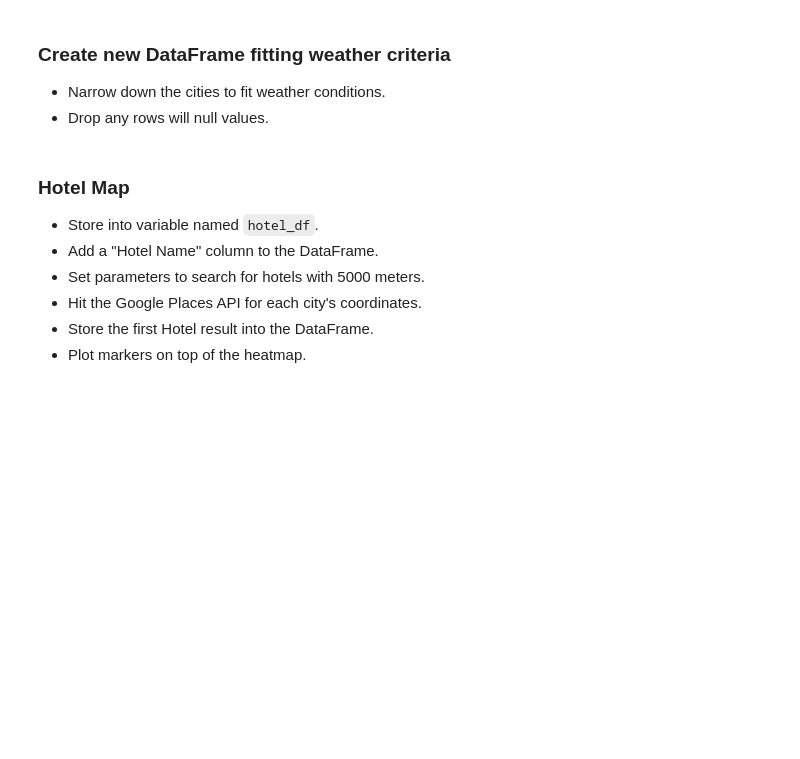
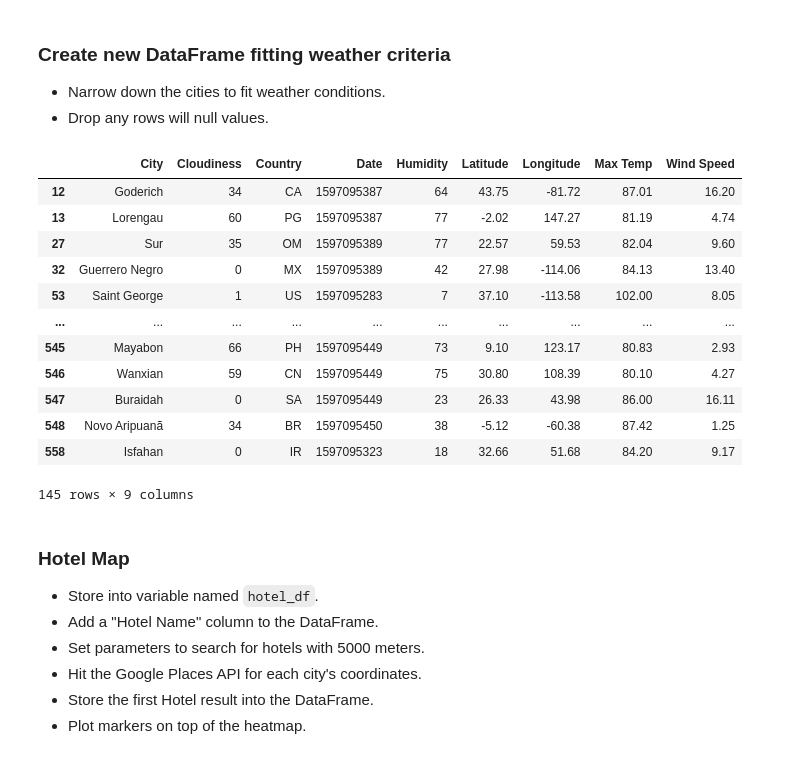
Before and after one commit to Kthomas09/python_api_challenge, a Jupyter notebook: 06-Python-APIs/Instructions/starter_code/VacationPy.ipynb, the cells around one changed output. Saved outputs shown, nothing was run; the diff lists cells and outputs as text; code cells hidden in the pictures; blank space fills up the shorter version.

```diff
--- a/06-Python-APIs/Instructions/starter_code/VacationPy.ipynb
+++ b/06-Python-APIs/Instructions/starter_code/VacationPy.ipynb
@@ -66,6 +66,22 @@ city_weather
 ### Create new DataFrame fitting weather criteria
 * Narrow down the cities to fit weather conditions.
 * Drop any rows will null values.
+# %%
+vacation_df.loc[(vacation_df["Max Temp"]>80)]
+# %% [output]
+|  | City | Cloudiness | Country | Date | Humidity | Latitude | Longitude | Max Temp | Wind Speed |
+| 12 | Goderich | 34 | CA | 1597095387 | 64 | 43.75 | -81.72 | 87.01 | 16.20 |
+| 13 | Lorengau | 60 | PG | 1597095387 | 77 | -2.02 | 147.27 | 81.19 | 4.74 |
+| 27 | Sur | 35 | OM | 1597095389 | 77 | 22.57 | 59.53 | 82.04 | 9.60 |
+| 32 | Guerrero Negro | 0 | MX | 1597095389 | 42 | 27.98 | -114.06 | 84.13 | 13.40 |
+| 53 | Saint George | 1 | US | 1597095283 | 7 | 37.10 | -113.58 | 102.00 | 8.05 |
+| ... | ... | ... | ... | ... | ... | ... | ... | ... | ... |
+| 545 | Mayabon | 66 | PH | 1597095449 | 73 | 9.10 | 123.17 | 80.83 | 2.93 |
+| 546 | Wanxian | 59 | CN | 1597095449 | 75 | 30.80 | 108.39 | 80.10 | 4.27 |
+| 547 | Buraidah | 0 | SA | 1597095449 | 23 | 26.33 | 43.98 | 86.00 | 16.11 |
+| 548 | Novo Aripuanã | 34 | BR | 1597095450 | 38 | -5.12 | -60.38 | 87.42 | 1.25 |
+| 558 | Isfahan | 0 | IR | 1597095323 | 18 | 32.66 | 51.68 | 84.20 | 9.17 |
+145 rows × 9 columns
 # %% [markdown]
 ### Hotel Map
 * Store into variable named `hotel_df`.
```
Also changed, not shown: parts of 2 cells of this notebook, 2 other files.
